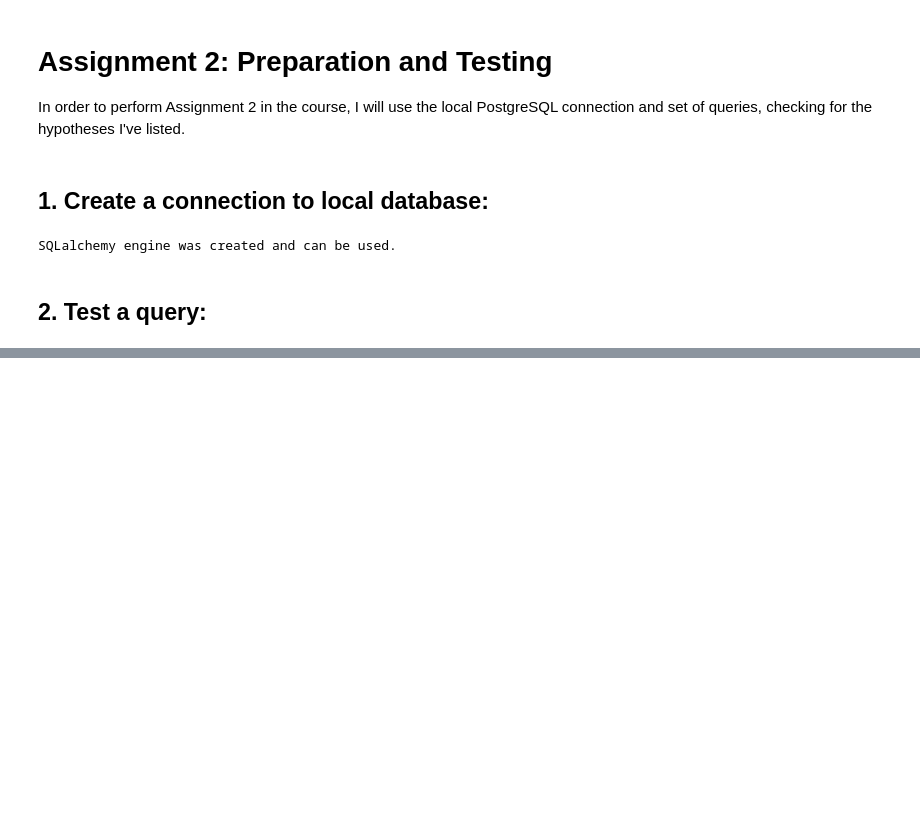
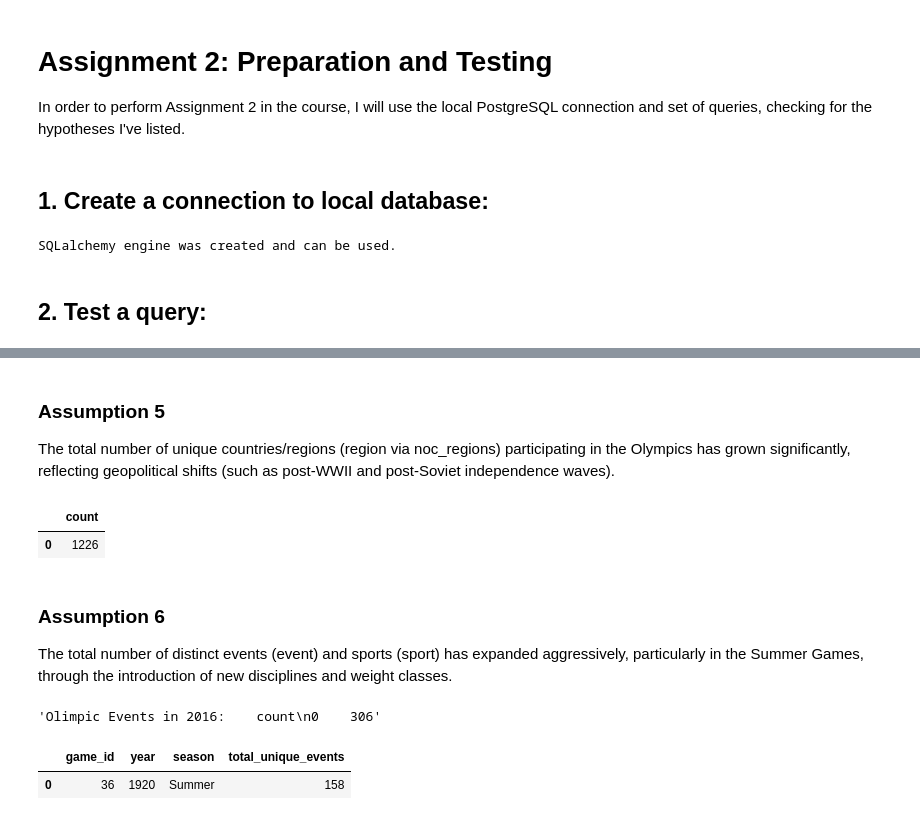
Before and after one commit to skibodaria/ucdavis_sport_stats, a Jupyter notebook: analysis/04_desc_stats.ipynb, the cells around one changed output, grey strips where cells are left out. Drawn from its saved outputs; the diff is of its cells as text; code cells hidden in the pictures; blank space fills up the shorter version.

```diff
--- a/analysis/04_desc_stats.ipynb
+++ b/analysis/04_desc_stats.ipynb
@@ -390,0 +319,3 @@ See above. This is true. But we can re-verify:
+# %% [markdown]
+### Assumption 5
+The total number of unique countries/regions (region via noc_regions) participating in the Olympics has grown significantly, reflecting geopolitical shifts (such as post-WWII and post-Soviet independence waves).<br>
@@ -390,0 +339,5 @@ See above. This is true. But we can re-verify:
+# %%
+df_a5_1
+# %% [output]
+|  | count |
+| 0 | 1226 |
@@ -390,0 +351,46 @@ See above. This is true. But we can re-verify:
+# %% [markdown]
+### Assumption 6
+The total number of distinct events (event) and sports (sport) has expanded aggressively, particularly in the Summer Games, through the introduction of new disciplines and weight classes.<br>
+# %%
+# checking number of events for just one year:
+query_a6_1 = """
+SELECT
+	COUNT(DISTINCT e.event_id)
+FROM game AS g
+JOIN athlete_games AS AG ON g.game_id = ag.game_id
+JOIN EVENT AS e ON ag.event_id = e.event_id
+WHERE g.YEAR=2016;
+"""
+
+# checking events over years, distinguish by season:
+query_a6_2 = """
+SELECT
+	g.YEAR,
+	g.season,
+	COUNT(DISTINCT e.event_id) AS total_unique_events
+FROM game AS g
+JOIN athlete_games AS AG ON g.game_id = ag.game_id
+JOIN EVENT AS e ON ag.event_id = e.event_id
+GROUP BY g.YEAR, g.season
+ORDER BY g.year;
+"""
+
+# verification:
+query_a6_3 = """
+SELECT
+	g.game_id,
+	YEAR,
+	season,
+	COUNT(DISTINCT ag.event_id) AS total_unique_events
+FROM game AS g
+JOIN athlete_games AS ag ON g.game_id = ag.game_id
+WHERE g.YEAR = 1920 AND g.season='Summer'
+GROUP BY g.game_id, g.YEAR, g.season;
+"""
+
+df_a6_1 = pd.read_sql(text(query_a6_1),con=engine)
+display(f"Olimpic Events in 2016: {df_a6_1}")
+df_a_6_2 = pd.read_sql(text(query_a6_2),con=engine)
+df_a_6_3 = pd.read_sql(text(query_a6_3),con=engine)
+# %% [output]
+'Olimpic Events in 2016:    count\n0    306'
@@ -390,0 +406,6 @@ See above. This is true. But we can re-verify:
+# %%
+# verification result (calculated differently)
+df_a_6_3
+# %% [output]
+|  | game_id | year | season | total_unique_events |
+| 0 | 36 | 1920 | Summer | 158 |
```
Also changed, not shown: parts of 13 cells of this notebook, 1 other file.
